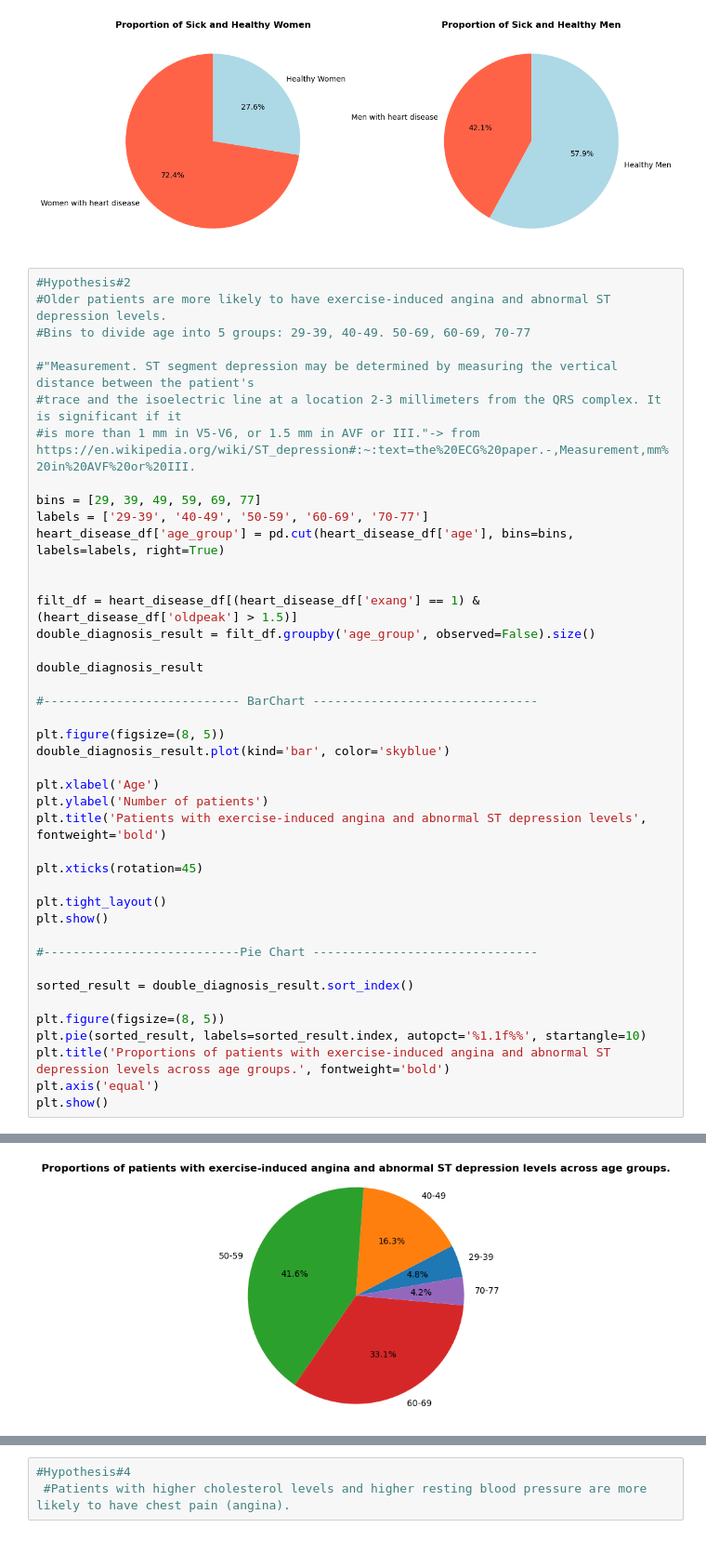
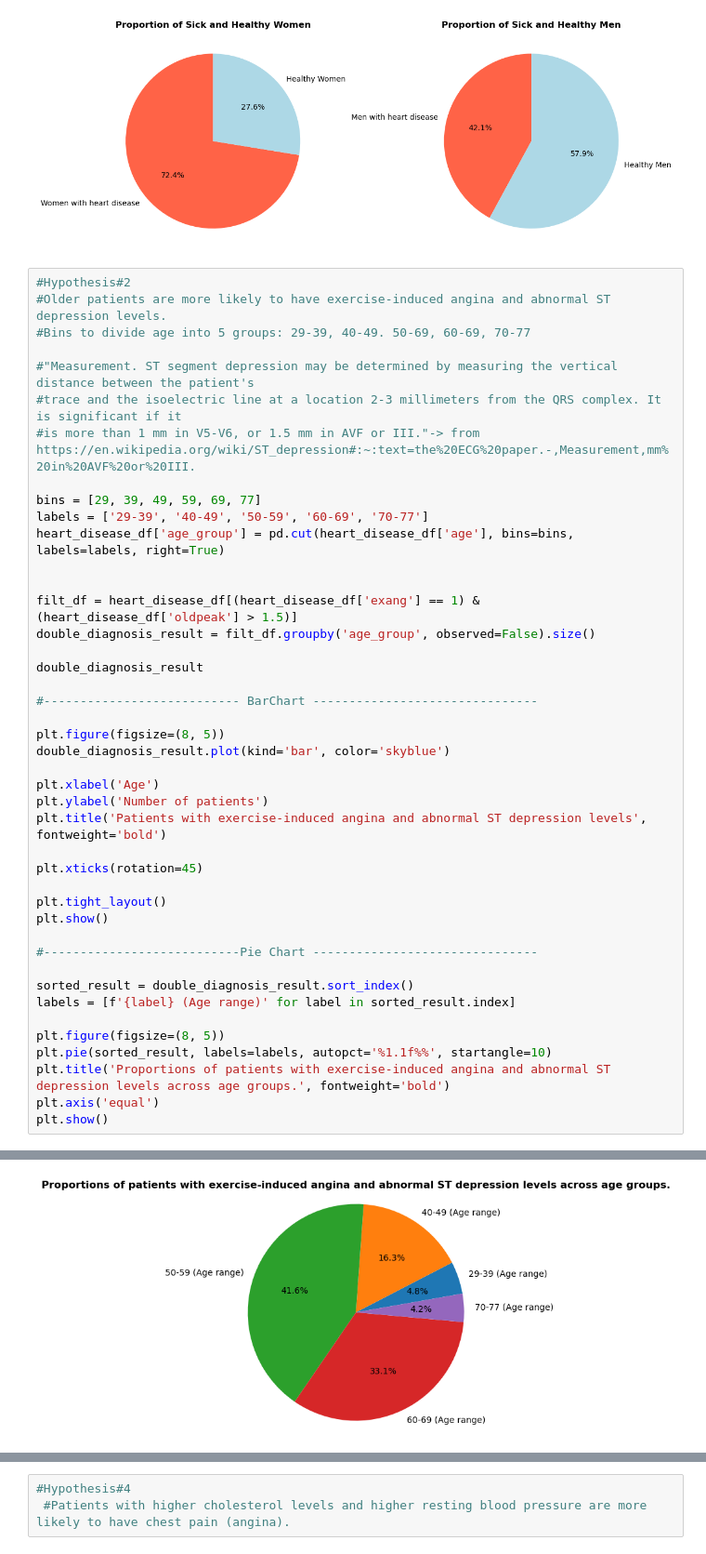
Before and after one commit to dallen91801/Heart-Disease-Analysis, a Jupyter notebook: Project 1.ipynb, the cells around one changed output, grey strips where cells are left out. Shown at 93% size. Cells and saved outputs as stored; diff of their text form.

```diff
--- a/Project 1.ipynb
+++ b/Project 1.ipynb
@@ -137,35 +137,36 @@ heart_disease_df['age_group'] = pd.cut(heart_disease_df['age'], bins=bins, label
 
 filt_df = heart_disease_df[(heart_disease_df['exang'] == 1) & (heart_disease_df['oldpeak'] > 1.5)]
 double_diagnosis_result = filt_df.groupby('age_group', observed=False).size()
 
 double_diagnosis_result
 
 #--------------------------- BarChart -------------------------------
 
 plt.figure(figsize=(8, 5))
 double_diagnosis_result.plot(kind='bar', color='skyblue')
 
 plt.xlabel('Age')
 plt.ylabel('Number of patients')
 plt.title('Patients with exercise-induced angina and abnormal ST depression levels', fontweight='bold')
 
 plt.xticks(rotation=45)
 
 plt.tight_layout()
 plt.show()
 
 #---------------------------Pie Chart -------------------------------
 
 sorted_result = double_diagnosis_result.sort_index()
+labels = [f'{label} (Age range)' for label in sorted_result.index]
 
 plt.figure(figsize=(8, 5))
-plt.pie(sorted_result, labels=sorted_result.index, autopct='%1.1f%%', startangle=10)
+plt.pie(sorted_result, labels=labels, autopct='%1.1f%%', startangle=10)
 plt.title('Proportions of patients with exercise-induced angina and abnormal ST depression levels across age groups.', fontweight='bold')
 plt.axis('equal')
 plt.show()
 # %% [output]
 [figure]
-[figure, old version]
+[figure, new version]
 # %%
 #Hypothesis#3
 #Patients with fasting blood sugar > 120 mg/dl are more likely to have heart disease
```
Also changed, not shown: parts of 1 cell of this notebook.
